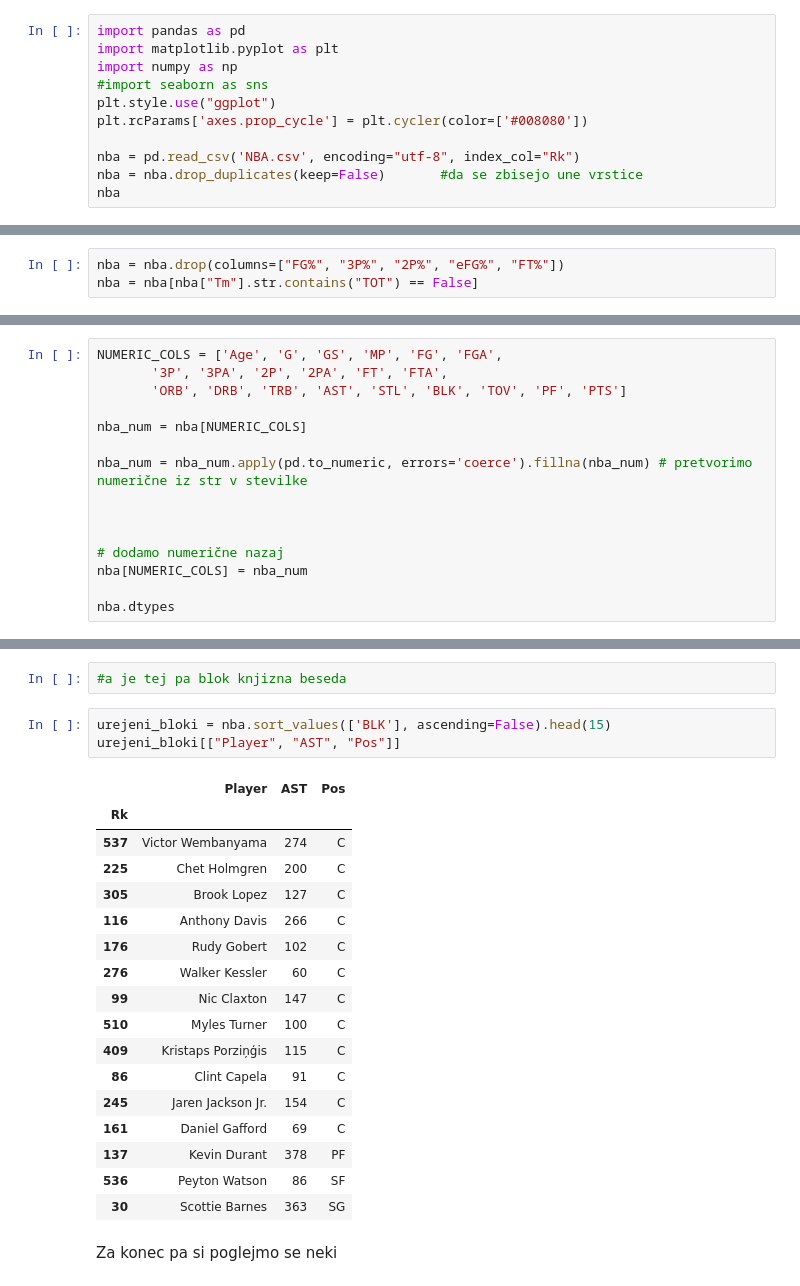
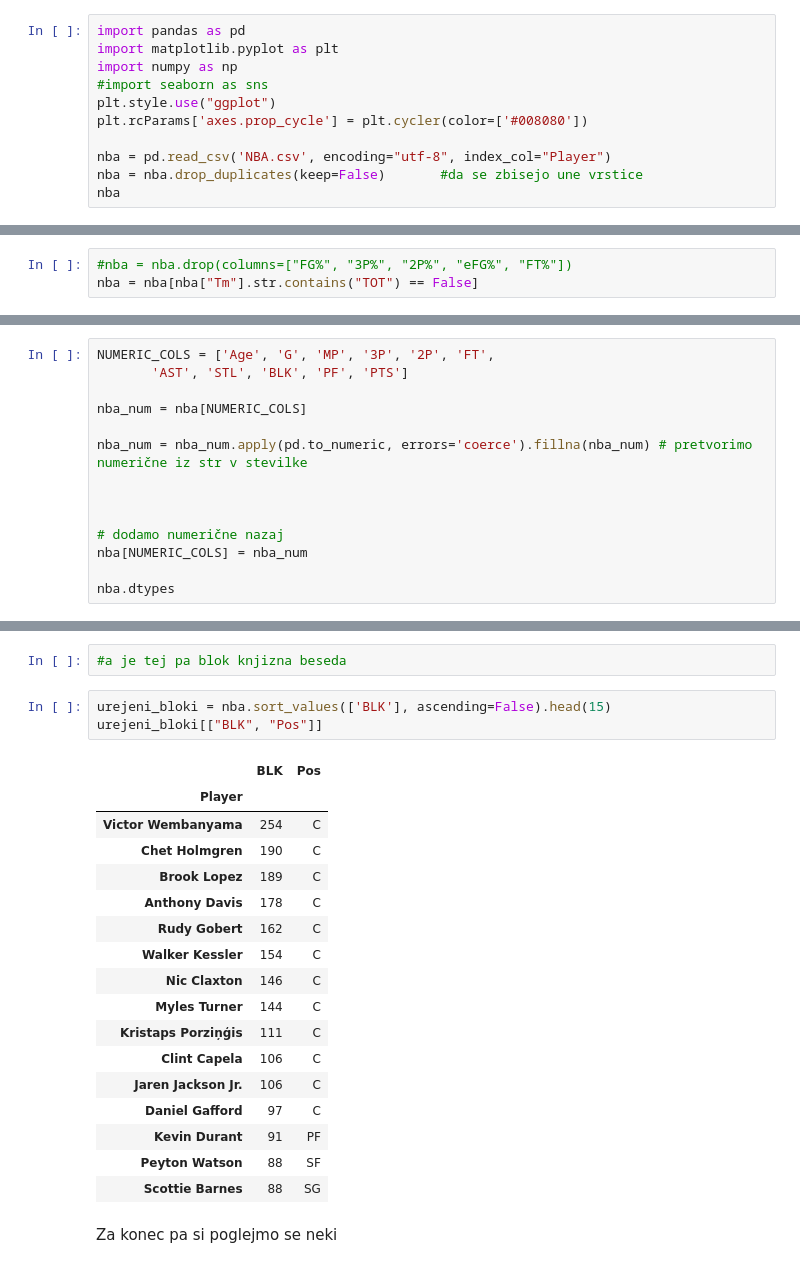
Before and after one commit to elizapecoraro/Eliza-Pecoraro-Projektna-naloga-UVP, a Jupyter notebook: analiza.ipynb, the cells around one changed output, grey strips where cells are left out. Saved outputs shown, nothing was run; the diff lists cells and outputs as text.

```diff
--- a/analiza.ipynb
+++ b/analiza.ipynb
@@ -12,7 +12,7 @@ import numpy as np
 plt.style.use("ggplot")
 plt.rcParams['axes.prop_cycle'] = plt.cycler(color=['#008080'])
 
-nba = pd.read_csv('NBA.csv', encoding="utf-8", index_col="Rk")
+nba = pd.read_csv('NBA.csv', encoding="utf-8", index_col="Player")
 nba = nba.drop_duplicates(keep=False)       #da se zbisejo une vrstice
 nba
 # %% [output]
@@ -34,14 +34,13 @@ nba
 Za začetek izbrišimo stolpce s podatki v obliki procentov, ker jih ne potrebujemo in jih lahko izračunamo tudi sami.
 Med podatki so tudi vrstice, ki za igralce pri več ekipah izračunajo vsoto vendar nas ta podatek ne zanima, zato tudi te izbrišemo.
 # %%
-nba = nba.drop(columns=["FG%", "3P%", "2P%", "eFG%", "FT%"])
+#nba = nba.drop(columns=["FG%", "3P%", "2P%", "eFG%", "FT%"])
 nba = nba[nba["Tm"].str.contains("TOT") == False]
 # %% [markdown]
 Podatki v tabeli so najprej v obliki "stringov" zato jih moramo spremeniti v numerične, da jih lahko analiziramo.
 # %%
-NUMERIC_COLS = ['Age', 'G', 'GS', 'MP', 'FG', 'FGA',
-       '3P', '3PA', '2P', '2PA', 'FT', 'FTA',
-       'ORB', 'DRB', 'TRB', 'AST', 'STL', 'BLK', 'TOV', 'PF', 'PTS']
+NUMERIC_COLS = ['Age', 'G', 'MP', '3P', '2P', 'FT',
+       'AST', 'STL', 'BLK', 'PF', 'PTS']
 
 nba_num = nba[NUMERIC_COLS]
 
@@ -307,24 +312,24 @@ Opazimo lahko, da najmanj dosežejo igralci v poziciji C (center). Iz tega lahko
 #a je tej pa blok knjizna beseda
 # %%
 urejeni_bloki = nba.sort_values(['BLK'], ascending=False).head(15)
-urejeni_bloki[["Player", "AST", "Pos"]]
+urejeni_bloki[["BLK", "Pos"]]
 # %% [output]
-|  | Player | AST | Pos |
-| Rk |  |  |  |
-| 537 | Victor Wembanyama | 274 | C |
-| 225 | Chet Holmgren | 200 | C |
-| 305 | Brook Lopez | 127 | C |
-| 116 | Anthony Davis | 266 | C |
-| 176 | Rudy Gobert | 102 | C |
-| 276 | Walker Kessler | 60 | C |
-| 99 | Nic Claxton | 147 | C |
-| 510 | Myles Turner | 100 | C |
-| 409 | Kristaps Porziņģis | 115 | C |
-| 86 | Clint Capela | 91 | C |
-| 245 | Jaren Jackson Jr. | 154 | C |
-| 161 | Daniel Gafford | 69 | C |
-| 137 | Kevin Durant | 378 | PF |
-| 536 | Peyton Watson | 86 | SF |
-| 30 | Scottie Barnes | 363 | SG |
+|  | BLK | Pos |
+| Player |  |  |
+| Victor Wembanyama | 254 | C |
+| Chet Holmgren | 190 | C |
+| Brook Lopez | 189 | C |
+| Anthony Davis | 178 | C |
+| Rudy Gobert | 162 | C |
+| Walker Kessler | 154 | C |
+| Nic Claxton | 146 | C |
+| Myles Turner | 144 | C |
+| Kristaps Porziņģis | 111 | C |
+| Clint Capela | 106 | C |
+| Jaren Jackson Jr. | 106 | C |
+| Daniel Gafford | 97 | C |
+| Kevin Durant | 91 | PF |
+| Peyton Watson | 88 | SF |
+| Scottie Barnes | 88 | SG |
 # %% [markdown]
 Za konec pa si poglejmo se neki
```
Also changed, not shown: parts of 8 cells of this notebook, 2 other files.
